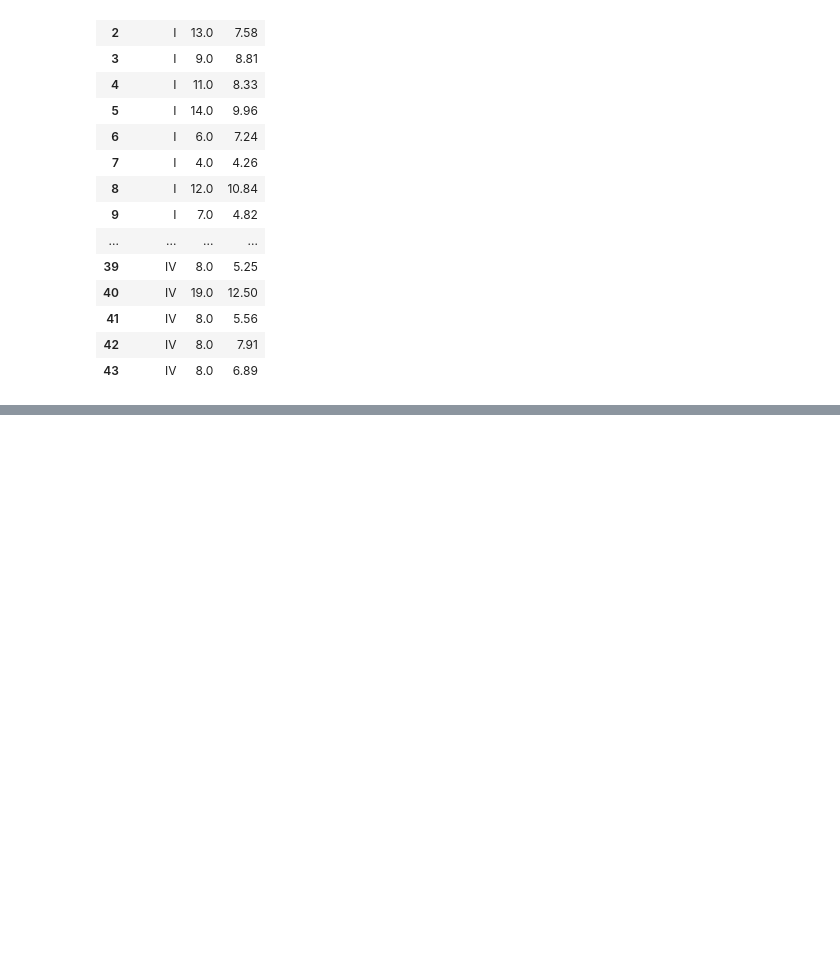
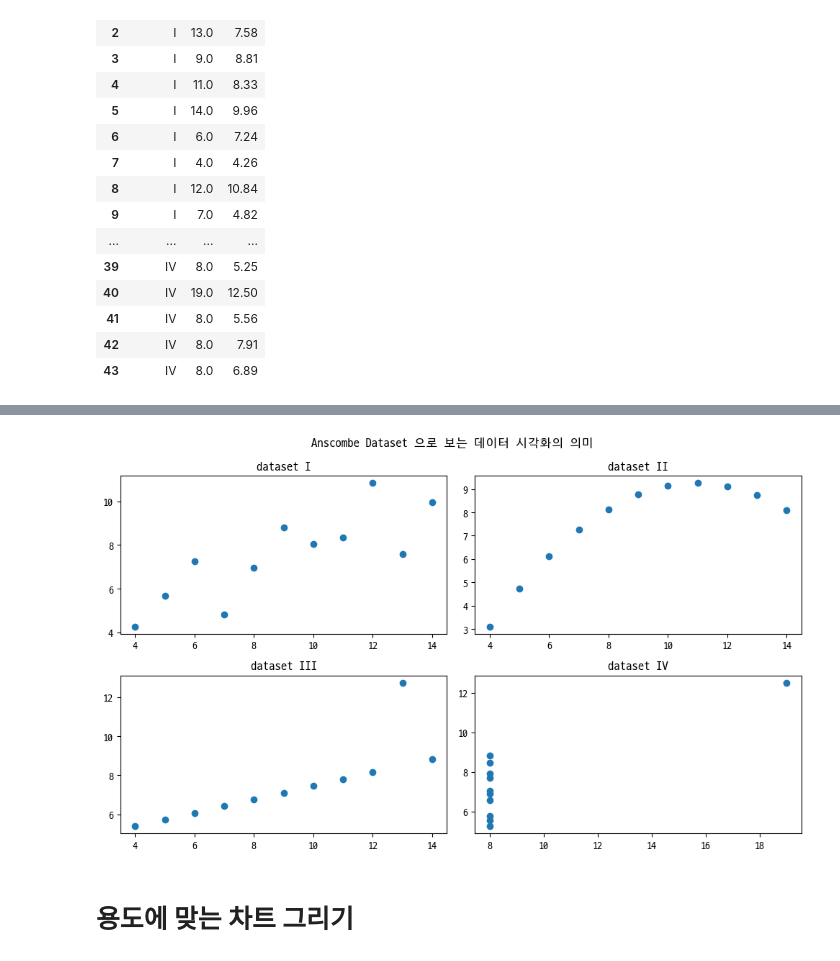
Before and after one commit to cherrima/hipython, a Jupyter notebook: 43.visualization.ipynb, the cells around one changed output, grey strips where cells are left out. Cells and saved outputs as stored; diff of their text form; code cells hidden in the pictures; blank space fills up the shorter version.

```diff
--- a/43.visualization.ipynb
+++ b/43.visualization.ipynb
@@ -27,0 +39,34 @@ anscombe
+# %%
+d1 = anscombe[anscombe['dataset']=='I']
+d2 = anscombe[anscombe['dataset']=='II']
+d3 = anscombe[anscombe['dataset']=='III']
+d4 = anscombe[anscombe['dataset']=='IV']
+# %%
+# plt.figure(figsize=(10,6))
+
+from matplotlib import pyplot as plt
+
+
+fig = plt.figure(figsize=(10,6))
+axes1 = fig.add_subplot(2,2,1) #2row, 2col,position
+axes2 = fig.add_subplot(2,2,2)
+axes3 = fig.add_subplot(2,2,3)
+axes4 = fig.add_subplot(2,2,4)
+
+axes1.plot( d1['x'], d1['y'] , 'o')
+axes2.plot( d2['x'], d2['y'] , 'o')
+axes3.plot( d3['x'], d3['y'] , 'o')
+axes4.plot( d4['x'], d4['y'] , 'o')
+
+axes1.set_title('dataset I')
+axes2.set_title('dataset II')
+axes3.set_title('dataset III')
+axes4.set_title('dataset IV')
+
+fig.suptitle('Anscombe Dataset 으로 보는 데이터 시각화의 의미')
+fig.set_tight_layout(True)
+plt.show()
+# %% [output]
+[figure, added]
+# %% [markdown]
+# 용도에 맞는 차트 그리기
```
Also changed, not shown: parts of 13 cells of this notebook, 1 other file.
